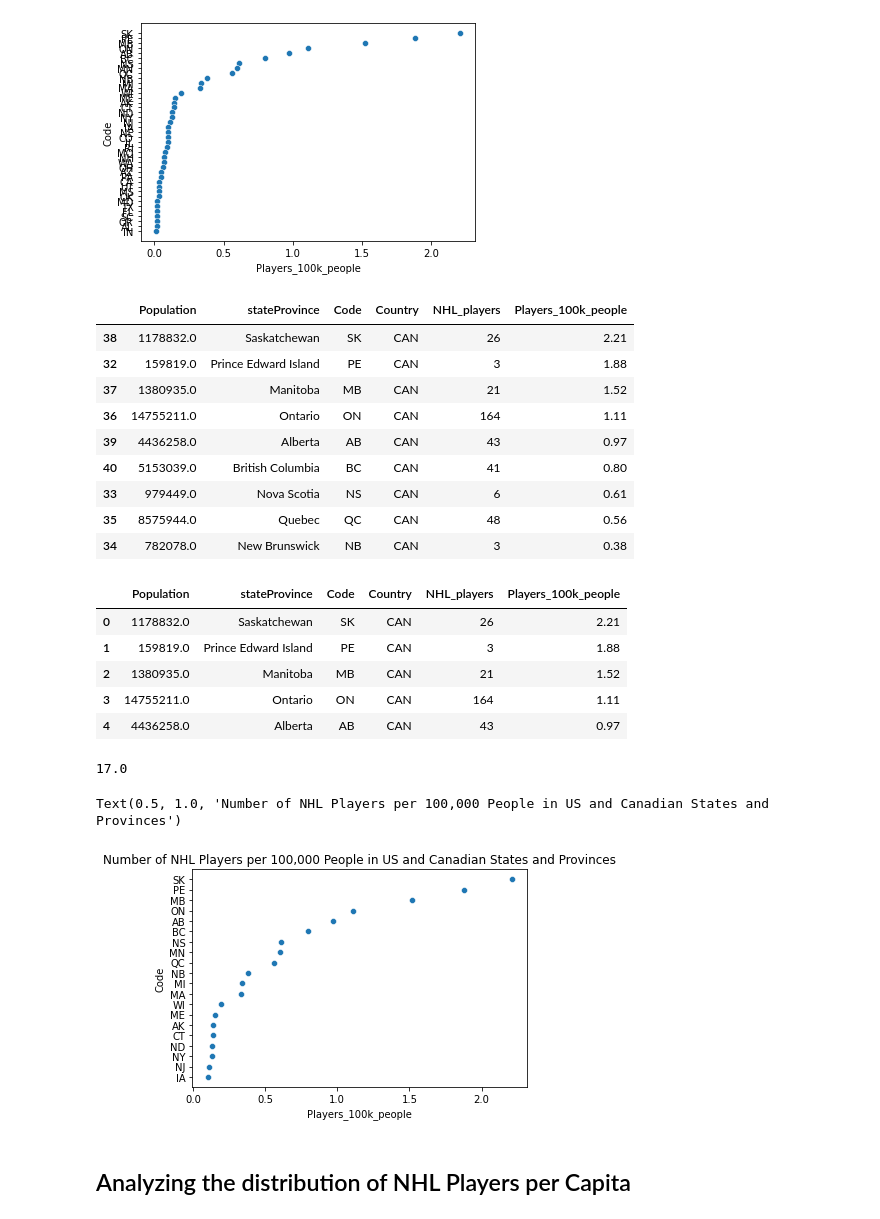
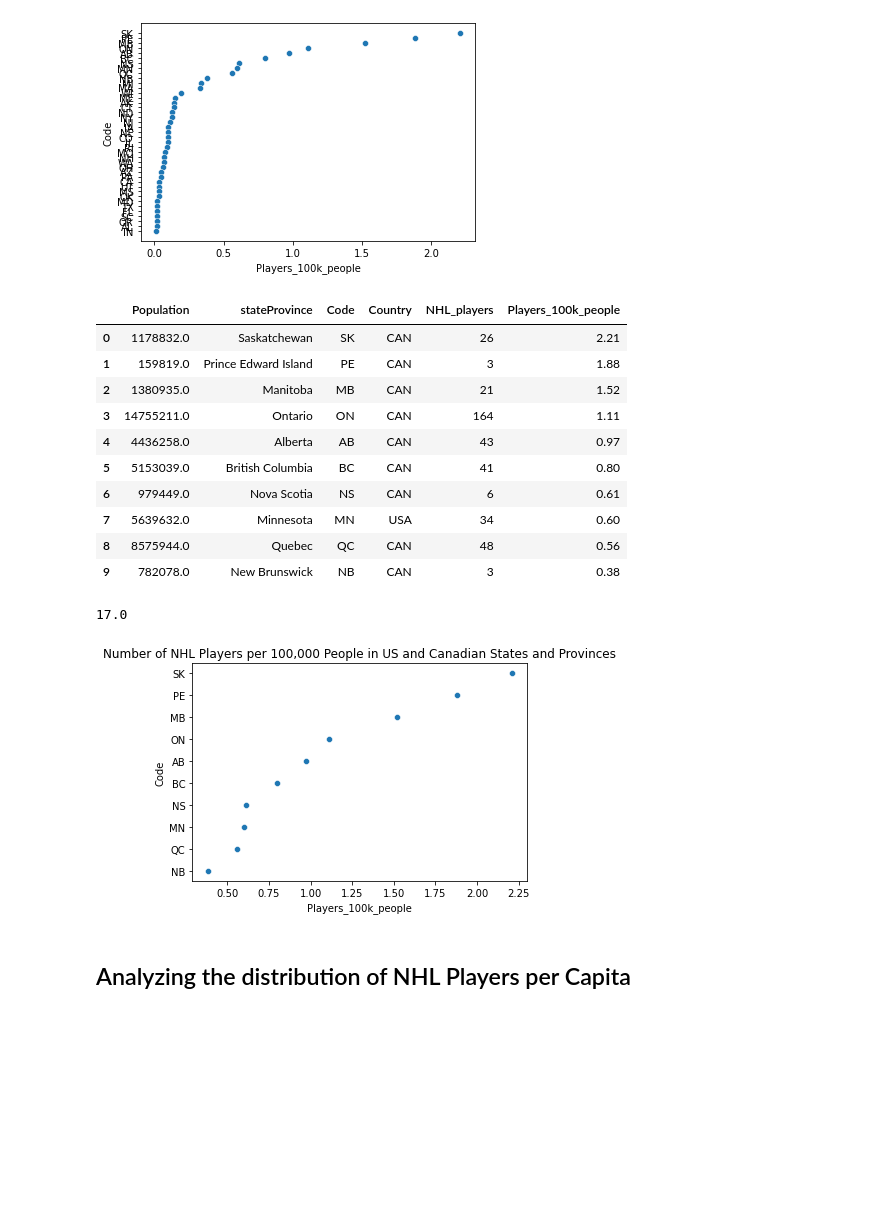
Before and after one commit to gregfeliu/Birthplace_Analysis_of_NHL_Players, a Jupyter notebook: notebooks/5.Analyzing_Players_Close_to_Teams.ipynb, the cells around one changed output. Cells and saved outputs as stored; diff of their text form; code cells hidden in the pictures; blank space fills up the shorter version.

```diff
--- a/notebooks/5.Analyzing_Players_Close_to_Teams.ipynb
+++ b/notebooks/5.Analyzing_Players_Close_to_Teams.ipynb
@@ -373,24 +390,10 @@ sns.scatterplot(x = us_can_player_pop_df['Players_100k_people'], y = us_can_play
 # %% [output]
 <AxesSubplot:xlabel='Players_100k_people', ylabel='Code'>
 [figure]
-# %%
-# Canadian provinces
-us_can_player_pop_df[us_can_player_pop_df['Country'] == 'CAN']
-# %% [output]
-|  | Population | stateProvince | Code | Country | NHL_players | Players_100k_people |
-| 38 | 1178832.0 | Saskatchewan | SK | CAN | 26 | 2.21 |
-| 32 | 159819.0 | Prince Edward Island | PE | CAN | 3 | 1.88 |
-| 37 | 1380935.0 | Manitoba | MB | CAN | 21 | 1.52 |
-| 36 | 14755211.0 | Ontario | ON | CAN | 164 | 1.11 |
-| 39 | 4436258.0 | Alberta | AB | CAN | 43 | 0.97 |
-| 40 | 5153039.0 | British Columbia | BC | CAN | 41 | 0.80 |
-| 33 | 979449.0 | Nova Scotia | NS | CAN | 6 | 0.61 |
-| 35 | 8575944.0 | Quebec | QC | CAN | 48 | 0.56 |
-| 34 | 782078.0 | New Brunswick | NB | CAN | 3 | 0.38 |
 # %%
 # Plotting the top 20 states/provinces
 top20_us_can_player_pop_df = us_can_player_pop_df.iloc[0:20].reset_index(drop=True)
-top20_us_can_player_pop_df.head()
+top20_us_can_player_pop_df.sort_values(by='Players_100k_people', ascending=False)[0:10]
 # %% [output]
 |  | Population | stateProvince | Code | Country | NHL_players | Players_100k_people |
 | 0 | 1178832.0 | Saskatchewan | SK | CAN | 26 | 2.21 |
@@ -398,6 +401,11 @@ top20_us_can_player_pop_df.head()
 | 2 | 1380935.0 | Manitoba | MB | CAN | 21 | 1.52 |
 | 3 | 14755211.0 | Ontario | ON | CAN | 164 | 1.11 |
 | 4 | 4436258.0 | Alberta | AB | CAN | 43 | 0.97 |
+| 5 | 5153039.0 | British Columbia | BC | CAN | 41 | 0.80 |
+| 6 | 979449.0 | Nova Scotia | NS | CAN | 6 | 0.61 |
+| 7 | 5639632.0 | Minnesota | MN | USA | 34 | 0.60 |
+| 8 | 8575944.0 | Quebec | QC | CAN | 48 | 0.56 |
+| 9 | 782078.0 | New Brunswick | NB | CAN | 3 | 0.38 |
 # %%
 # The average Saskatchewanian is 17 times more likely to play in the nhl than the average New Yorker
 top20_us_can_player_pop_df['Players_100k_people'][0] / top20_us_can_player_pop_df['Players_100k_people'][17]
@@ -405,11 +413,12 @@ top20_us_can_player_pop_df['Players_100k_people'][0] / top20_us_can_player_pop_d
 17.0
 # %%
 # viewing the top 20 states/provinces
-ax = sns.scatterplot(x = top20_us_can_player_pop_df['Players_100k_people'], y = top20_us_can_player_pop_df['Code'])
+ax = sns.scatterplot(x = top20_us_can_player_pop_df['Players_100k_people'][0:10],
+                     y = top20_us_can_player_pop_df['Code'][0:10])
 ax.set_title("Number of NHL Players per 100,000 People in US and Canadian States and Provinces")
+# plt.savefig("pictures/players_per_capita_scatterplot.png", bbox_inches='tight', pad_inches=0.2)
 # %% [output]
-Text(0.5, 1.0, 'Number of NHL Players per 100,000 People in US and Canadian States and Provinces')
-[figure, old version]
+[figure, new version]
 # %% [markdown]
 ## Analyzing the distribution of NHL Players per Capita
 # %%
```
Also changed, not shown: parts of 18 cells of this notebook, 3 other files.
